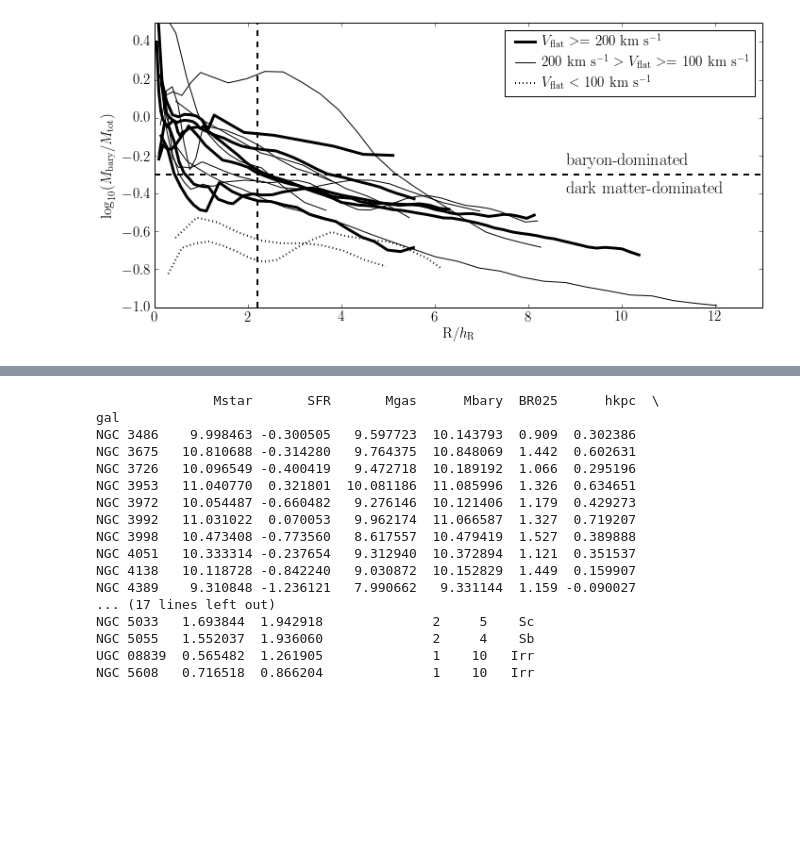
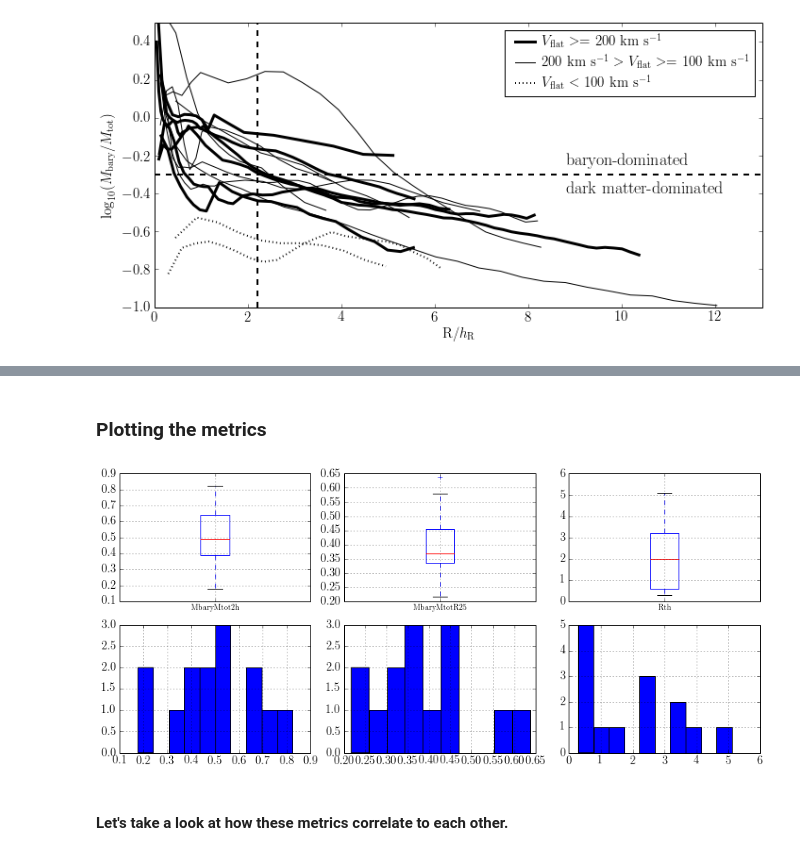
Before and after one commit to erichards/DissertationResearch, a Jupyter notebook: galaxiesEDA.ipynb, the cells around one changed output, grey strips where cells are left out. Saved outputs shown, nothing was run; the diff lists cells and outputs as text; code cells hidden in the pictures; blank space fills up the shorter version.

```diff
--- a/galaxiesEDA.ipynb
+++ b/galaxiesEDA.ipynb
@@ -289,11 +236,0 @@ There is a well known connection between the total amount of mass in gas and sta
-# %%
-plt.figure(figsize=(10,10))
-
-BTFR = plt.scatter(np.log10(df['Vflat']),unumpy.nominal_values(unumpy.log10(df['Mbary'])),
-                        c=unumpy.nominal_values(df['BR025']),s=np.absolute(df['T-type'])*100,cmap=galColor,alpha=0.65)
-plt.xlabel('$\log_{10}$ $V_\mathrm{flat}$ (km s$^{-1}$)')
-plt.ylabel('$\log_{10}$ $M_\mathrm{bary}$ (M$_{\odot}$)')
-plt.colorbar()
-x = np.log10(range(50,301))
-y = 1.49 + 4.09*(x)
-plt.plot(x, y, 'k', ls='--')
@@ -520,20 +327,0 @@ clustdf['class'] = clustdf['type'].map(class_dict)
-# %%
-clustdf
-# %% [output]
-               Mstar       SFR       Mgas      Mbary  BR025      hkpc  \
-gal
-NGC 3486    9.998463 -0.300505   9.597723  10.143793  0.909  0.302386
-NGC 3675   10.810688 -0.314280   9.764375  10.848069  1.442  0.602631
-NGC 3726   10.096549 -0.400419   9.472718  10.189192  1.066  0.295196
-NGC 3953   11.040770  0.321801  10.081186  11.085996  1.326  0.634651
-NGC 3972   10.054487 -0.660482   9.276146  10.121406  1.179  0.429273
-NGC 3992   11.031022  0.070053   9.962174  11.066587  1.327  0.719207
-NGC 3998   10.473408 -0.773560   8.617557  10.479419  1.527  0.389888
-NGC 4051   10.333314 -0.237654   9.312940  10.372894  1.121  0.351537
-NGC 4138   10.118728 -0.842240   9.030872  10.152829  1.449  0.159907
-NGC 4389    9.310848 -1.236121   7.990662   9.331144  1.159 -0.090027
-... (17 lines left out)
-NGC 5033   1.693844  1.942918              2     5    Sc
-NGC 5055   1.552037  1.936060              2     4    Sb
-UGC 08839  0.565482  1.261905              1    10   Irr
-NGC 5608   0.716518  0.866204              1    10   Irr
@@ -555,0 +328,24 @@ plt.ylabel('IBU (bitterness)')
+# %%
+# Get rid of un-physical result
+rcd = fixdf.drop(['NGC 3941'])
+# %% [markdown]
+### Plotting the metrics
+# %%
+plt.figure(figsize=(12, 8))
+plt.subplot(331)
+rcd.boxplot(column='MbaryMtot2h')
+plt.subplot(332)
+rcd.boxplot(column='MbaryMtotR25')
+plt.subplot(333)
+rcd.boxplot(column='Rth')
+plt.subplot(334)
+rcd['MbaryMtot2h'].hist()
+plt.subplot(335)
+rcd['MbaryMtotR25'].hist()
+plt.subplot(336)
+rcd['Rth'].hist()
+plt.tight_layout()
+# %% [output]
+[figure, added]
+# %% [markdown]
+#### Let's take a look at how these metrics correlate to each other.
```
Also changed, not shown: parts of 54 cells of this notebook.
